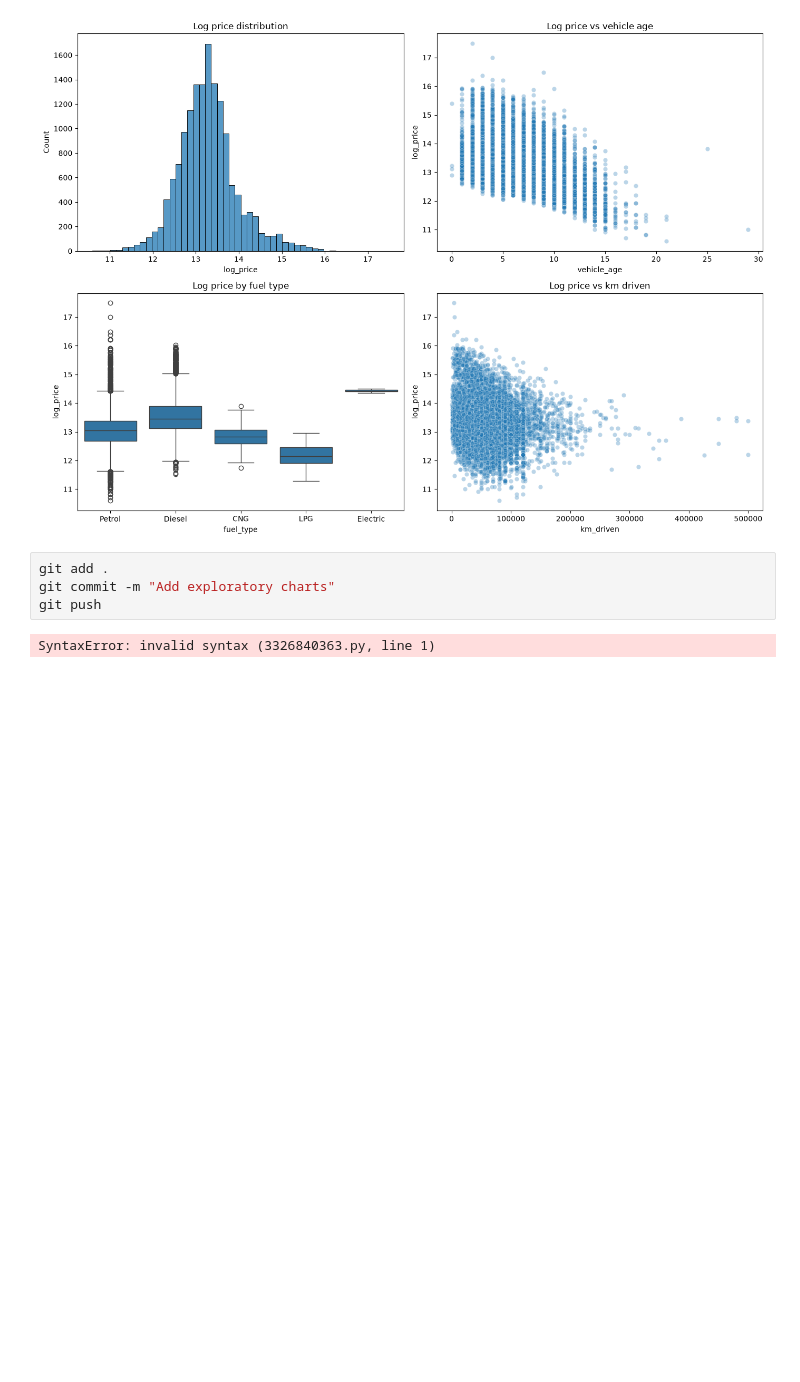
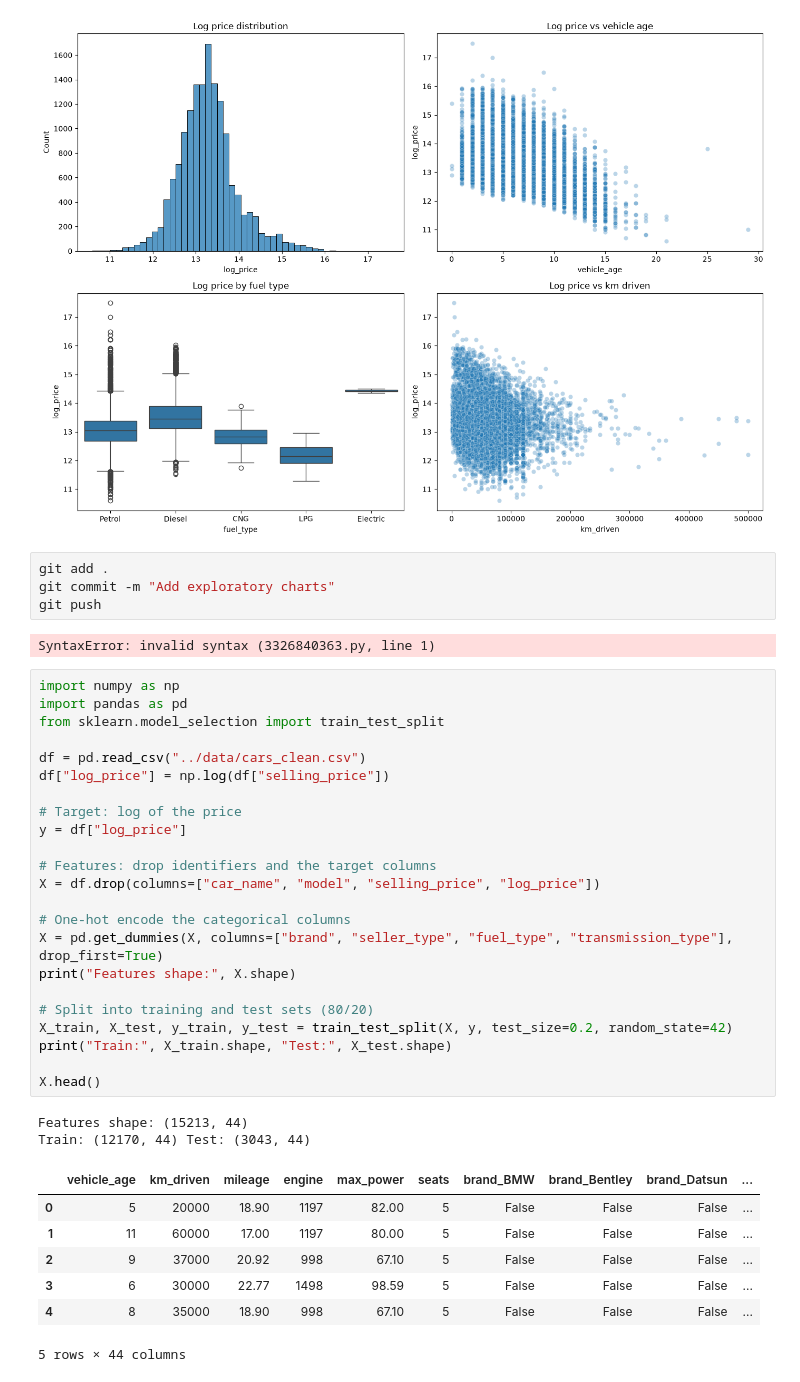
Before and after one commit to ajayvantrapati07/india-used-car-advisor, a Jupyter notebook: notebooks/01_explore.ipynb, the cells around one changed output. Saved outputs shown, nothing was run; the diff lists cells and outputs as text; blank space fills up the shorter version.

```diff
--- a/notebooks/01_explore.ipynb
+++ b/notebooks/01_explore.ipynb
@@ -218,3 +218,36 @@ git commit -m "Add exploratory charts"
 git push
 # %% [output]
 SyntaxError: invalid syntax (3326840363.py, line 1)
+# %%
+import numpy as np
+import pandas as pd
+from sklearn.model_selection import train_test_split
+
+df = pd.read_csv("../data/cars_clean.csv")
+df["log_price"] = np.log(df["selling_price"])
+
+# Target: log of the price
+y = df["log_price"]
+
+# Features: drop identifiers and the target columns
+X = df.drop(columns=["car_name", "model", "selling_price", "log_price"])
+
+# One-hot encode the categorical columns
+X = pd.get_dummies(X, columns=["brand", "seller_type", "fuel_type", "transmission_type"], drop_first=True)
+print("Features shape:", X.shape)
+
+# Split into training and test sets (80/20)
+X_train, X_test, y_train, y_test = train_test_split(X, y, test_size=0.2, random_state=42)
+print("Train:", X_train.shape, "Test:", X_test.shape)
+
+X.head()
+# %% [output]
+Features shape: (15213, 44)
+Train: (12170, 44) Test: (3043, 44)
+|  | vehicle_age | km_driven | mileage | engine | max_power | seats | brand_BMW | brand_Bentley | brand_Datsun | ... |
+| 0 | 5 | 20000 | 18.90 | 1197 | 82.00 | 5 | False | False | False | ... |
+| 1 | 11 | 60000 | 17.00 | 1197 | 80.00 | 5 | False | False | False | ... |
+| 2 | 9 | 37000 | 20.92 | 998 | 67.10 | 5 | False | False | False | ... |
+| 3 | 6 | 30000 | 22.77 | 1498 | 98.59 | 5 | False | False | False | ... |
+| 4 | 8 | 35000 | 18.90 | 998 | 67.10 | 5 | False | False | False | ... |
+5 rows × 44 columns
```
Also changed, not shown: parts of 2 cells of this notebook.
